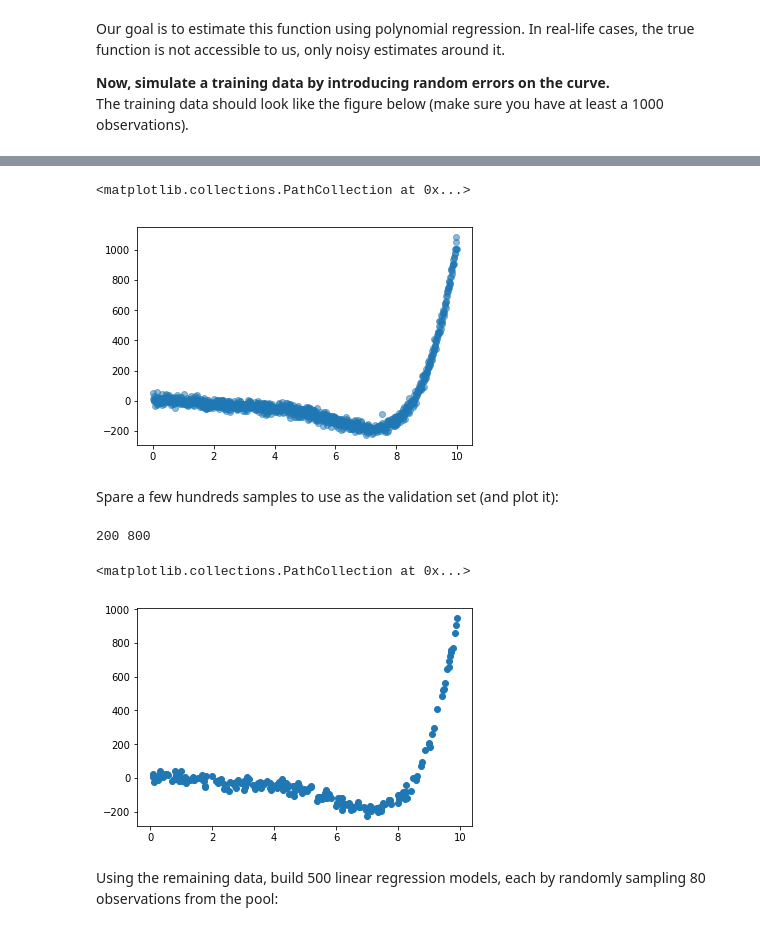
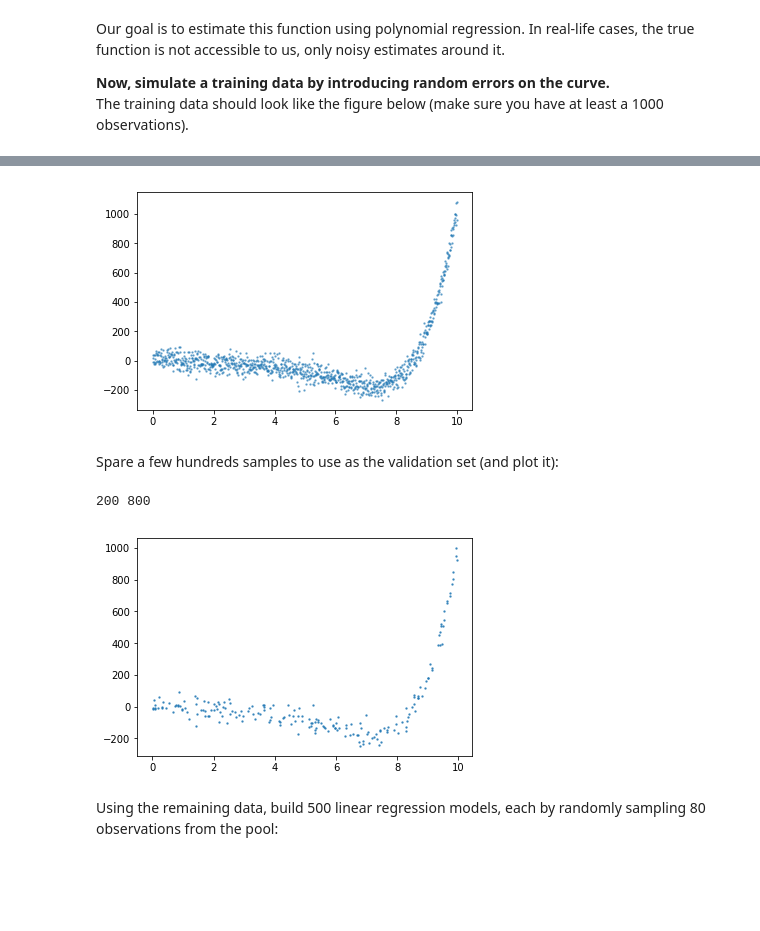
Before and after one commit to nickyeolk/aiap_projects, a Jupyter notebook: aiap-week2/Week 2 - Statistical Learning - Release.ipynb, the cells around one changed output, grey strips where cells are left out. Cells and saved outputs as stored; diff of their text form; code cells hidden in the pictures; blank space fills up the shorter version.

```diff
--- a/aiap-week2/Week 2 - Statistical Learning - Release.ipynb
+++ b/aiap-week2/Week 2 - Statistical Learning - Release.ipynb
@@ -343,12 +356,11 @@ __Now, simulate a training data by introducing random errors on the curve.__<br>
 # %% [markdown]
 <img src="./training_data.png">
 # %%
-noise = np.random.normal(0,20,len(output))
+noise = np.random.normal(0,40,len(output))
 noisy = output+noise
-plt.scatter(input_x,noisy,alpha=0.5)
+plt.scatter(input_x,noisy,alpha=0.5,s=2);
 # %% [output]
-<matplotlib.collections.PathCollection at 0x...>
-[figure, old version]
+[figure, new version]
 # %% [markdown]
 Spare a few hundreds samples to use as the validation set (and plot it):
 # %%
@@ -357,16 +369,16 @@ np.random.shuffle(shuffleindex)
 X_all = input_x[shuffleindex]
 y_all = noisy[shuffleindex]
 
+# save 200 points to be used as the validation set
 X_test = X_all[:200]
 y_test = y_all[:200]
 X_train = X_all[200:]
 y_train = y_all[200:]
 print(len(y_test),len(y_train))
-plt.scatter(X_test,y_test)
+plt.scatter(X_test,y_test,alpha=0.7,s=2);
 # %% [output]
 200 800
-<matplotlib.collections.PathCollection at 0x...>
-[figure, old version]
+[figure, new version]
 # %% [markdown]
 Using the remaining data, build 500 linear regression models, each by randomly sampling 80 observations from the pool:
 # %%
```
Also changed, not shown: parts of 35 cells of this notebook.
